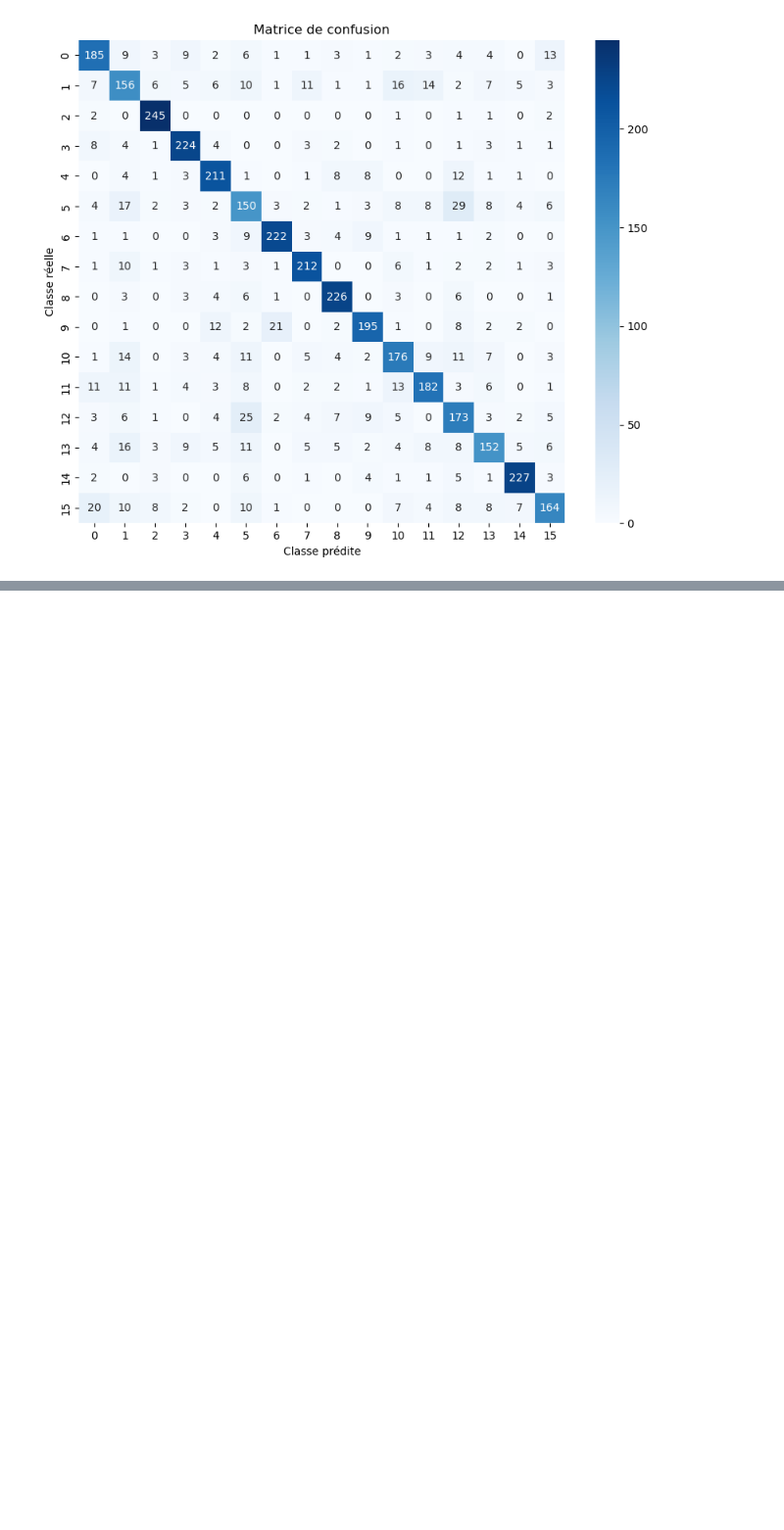
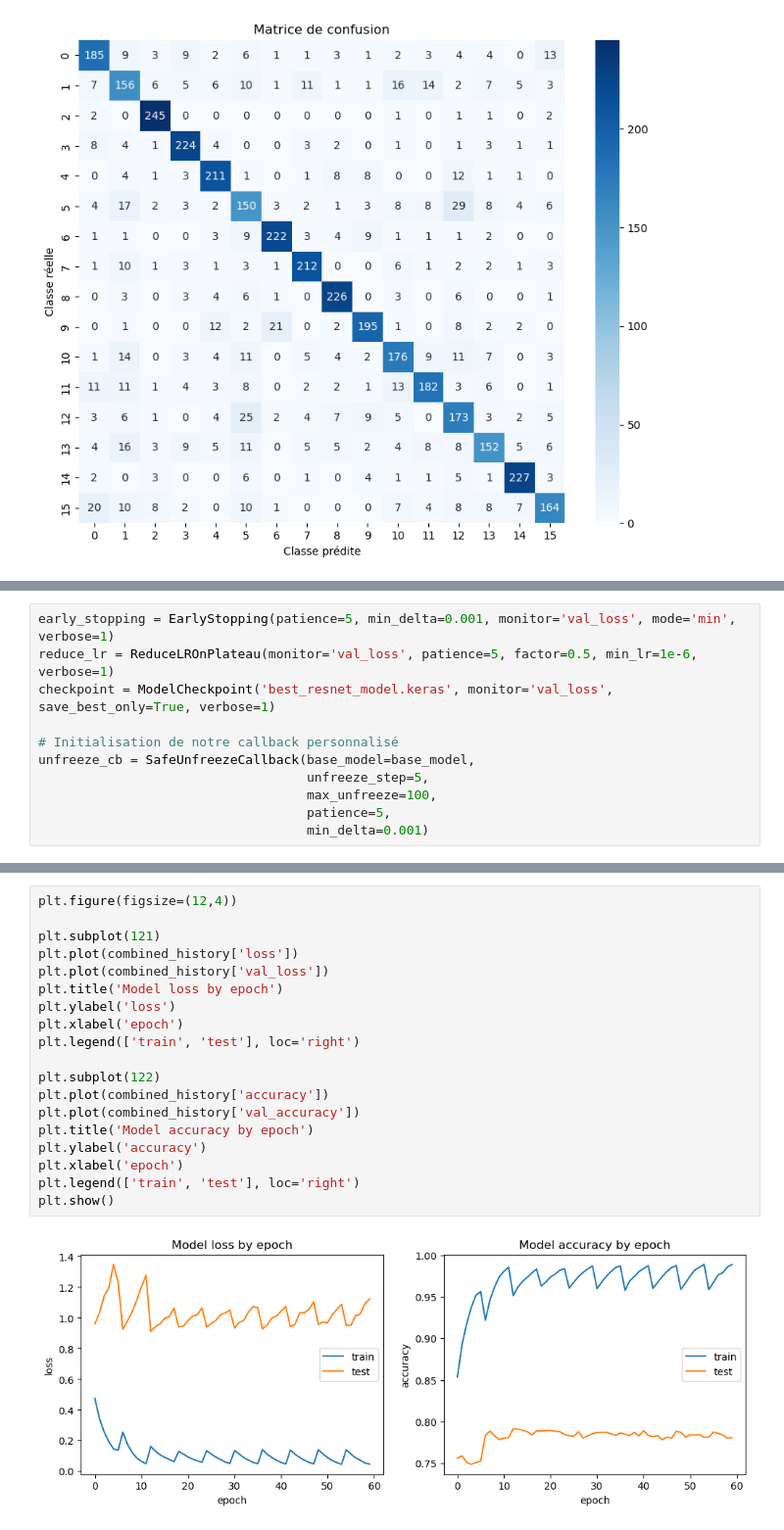
Before and after one commit to DataScientest-Studio/mai25_bds_extraction, a Jupyter notebook: notebooks/6.2_ResNet_RVL_CDIP_DL.ipynb, the cells around one changed output, grey strips where cells are left out. Shown at 98% size. Drawn from its saved outputs; the diff is of its cells as text; blank space fills up the shorter version.

Commit message:
notebooks de DL images

```diff
--- a/notebooks/6.2_ResNet_RVL_CDIP_DL.ipynb
+++ b/notebooks/6.2_ResNet_RVL_CDIP_DL.ipynb
@@ -284,0 +435,11 @@ Matrice de confusion :
+# %%
+early_stopping = EarlyStopping(patience=5, min_delta=0.001, monitor='val_loss', mode='min', verbose=1)
+reduce_lr = ReduceLROnPlateau(monitor='val_loss', patience=5, factor=0.5, min_lr=1e-6, verbose=1)
+checkpoint = ModelCheckpoint('best_resnet_model.keras', monitor='val_loss', save_best_only=True, verbose=1)
+
+# Initialisation de notre callback personnalisé
+unfreeze_cb = SafeUnfreezeCallback(base_model=base_model,
+                                   unfreeze_step=5,
+                                   max_unfreeze=100,
+                                   patience=5,
+                                   min_delta=0.001)
@@ -284,0 +547,21 @@ Matrice de confusion :
+# %%
+plt.figure(figsize=(12,4))
+
+plt.subplot(121)
+plt.plot(combined_history['loss'])
+plt.plot(combined_history['val_loss'])
+plt.title('Model loss by epoch')
+plt.ylabel('loss')
+plt.xlabel('epoch')
+plt.legend(['train', 'test'], loc='right')
+
+plt.subplot(122)
+plt.plot(combined_history['accuracy'])
+plt.plot(combined_history['val_accuracy'])
+plt.title('Model accuracy by epoch')
+plt.ylabel('accuracy')
+plt.xlabel('epoch')
+plt.legend(['train', 'test'], loc='right')
+plt.show()
+# %% [output]
+[figure, added]
```
Also changed, not shown: parts of 14 cells of this notebook, 2 other files.
